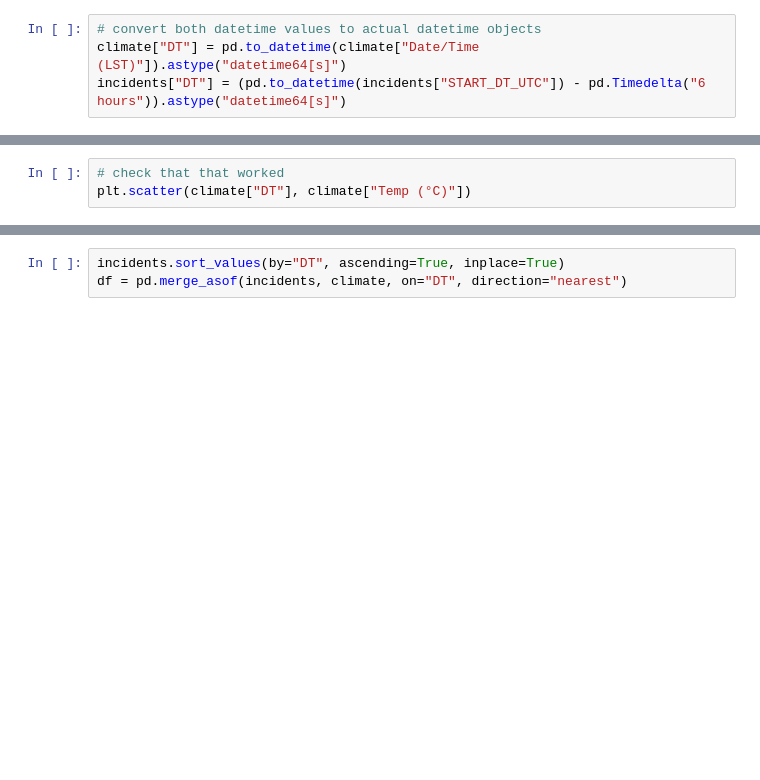
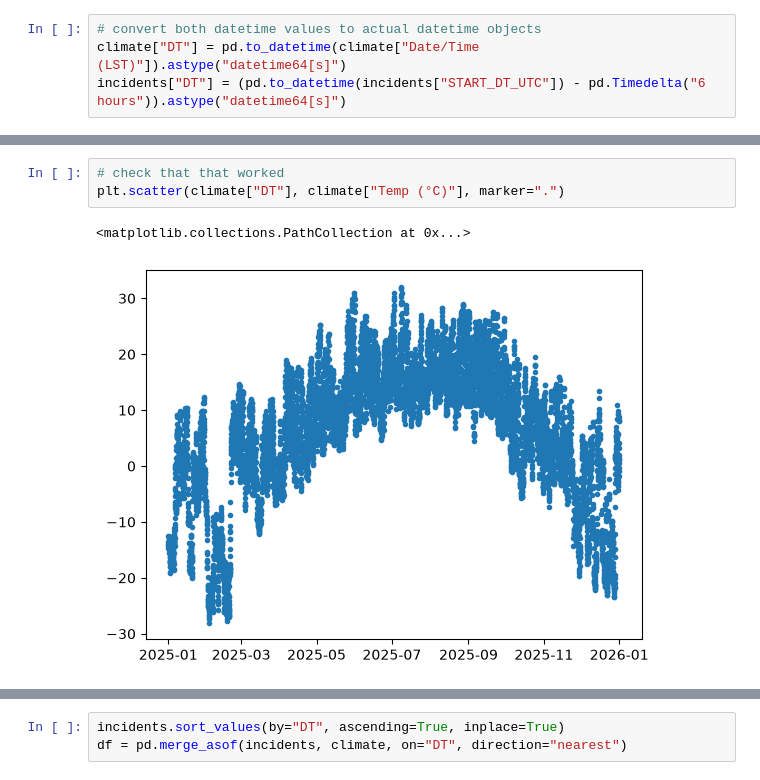
Before and after one commit to mru-data3464/f26, a Jupyter notebook: demo_code/06_splitting_combining/splitting_combining_demo.ipynb, the cells around one changed output, grey strips where cells are left out. Cells and saved outputs as stored; diff of their text form; blank space fills up the shorter version.

```diff
--- a/demo_code/06_splitting_combining/splitting_combining_demo.ipynb
+++ b/demo_code/06_splitting_combining/splitting_combining_demo.ipynb
@@ -182,5 +275,8 @@ incidents["DT"].iloc[0]
 # %%
 # check that that worked
-plt.scatter(climate["DT"], climate["Temp (°C)"])
+plt.scatter(climate["DT"], climate["Temp (°C)"], marker=".")
+# %% [output]
+<matplotlib.collections.PathCollection at 0x...>
+[figure, added]
 # %%
 plt.hist(incidents["DT"], bins=12)
```
Also changed, not shown: parts of 14 cells of this notebook, 1 other file.
